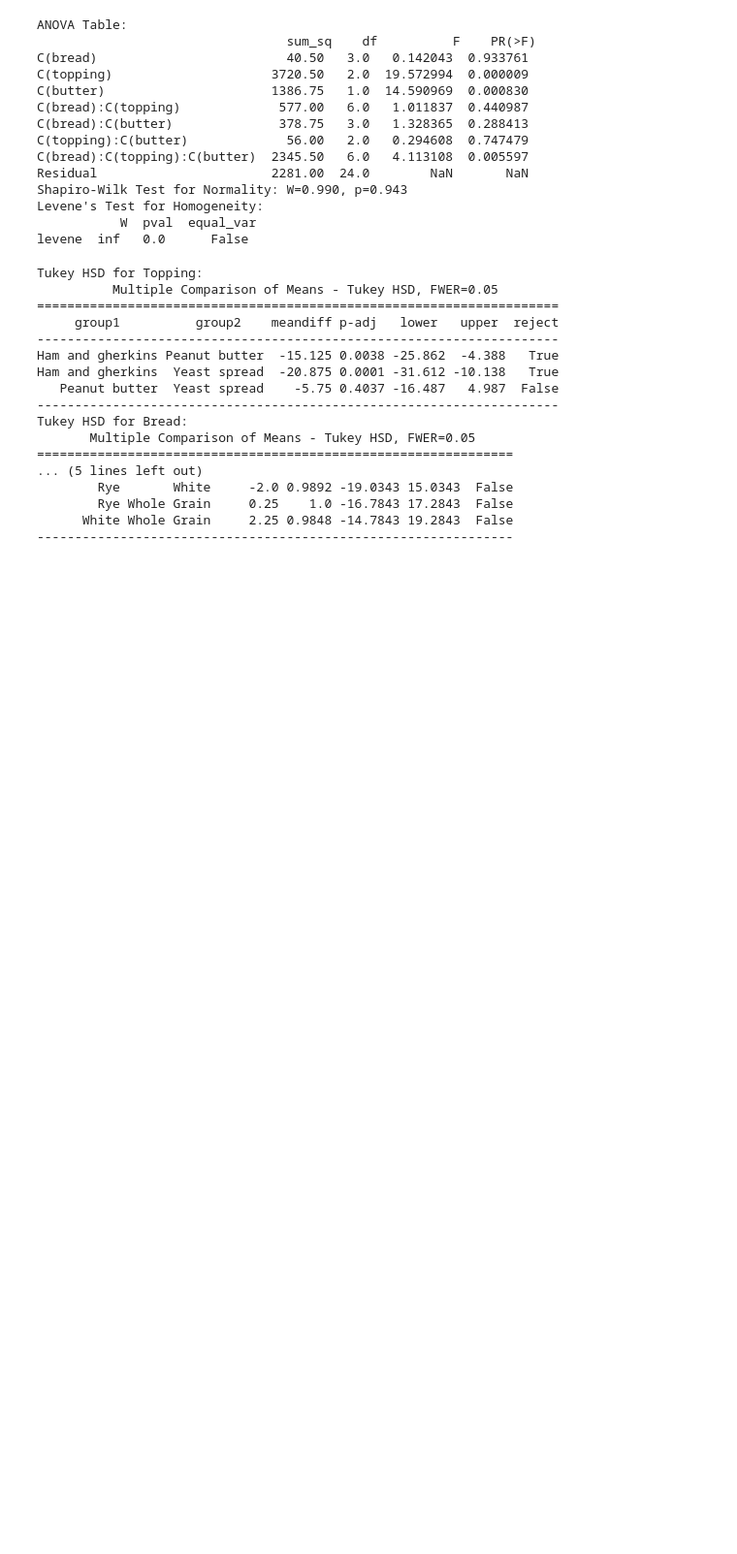
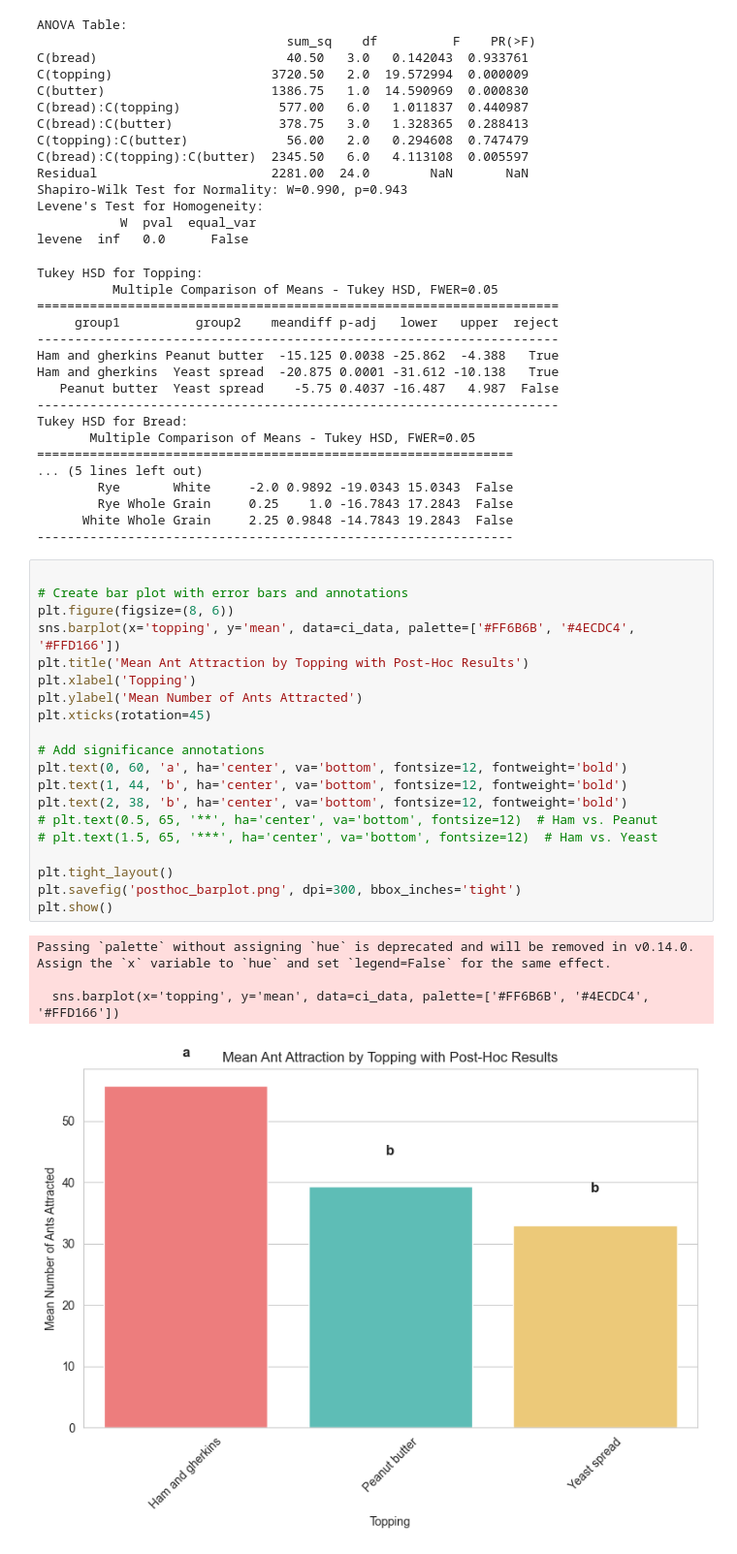
Before and after one commit to Sanchia-7/ant-sandwich-study, a Jupyter notebook: analysis.ipynb, the cells around one changed output. Shown at 97% size. Saved outputs shown, nothing was run; the diff lists cells and outputs as text; blank space fills up the shorter version.

```diff
--- a/analysis.ipynb
+++ b/analysis.ipynb
@@ -160,3 +231,28 @@ Tukey HSD for Bread:
         Rye Whole Grain     0.25    1.0 -16.7843 17.2843  False
       White Whole Grain     2.25 0.9848 -14.7843 19.2843  False
 ---------------------------------------------------------------
+# %%
+
+# Create bar plot with error bars and annotations
+plt.figure(figsize=(8, 6))
+sns.barplot(x='topping', y='mean', data=ci_data, palette=['#FF6B6B', '#4ECDC4', '#FFD166'])
+plt.title('Mean Ant Attraction by Topping with Post-Hoc Results')
+plt.xlabel('Topping')
+plt.ylabel('Mean Number of Ants Attracted')
+plt.xticks(rotation=45)
+
+# Add significance annotations
+plt.text(0, 60, 'a', ha='center', va='bottom', fontsize=12, fontweight='bold')
+plt.text(1, 44, 'b', ha='center', va='bottom', fontsize=12, fontweight='bold')
+plt.text(2, 38, 'b', ha='center', va='bottom', fontsize=12, fontweight='bold')
+# plt.text(0.5, 65, '**', ha='center', va='bottom', fontsize=12)  # Ham vs. Peanut
+# plt.text(1.5, 65, '***', ha='center', va='bottom', fontsize=12)  # Ham vs. Yeast
+
+plt.tight_layout()
+plt.savefig('posthoc_barplot.png', dpi=300, bbox_inches='tight')
+plt.show()
+# %% [output]
+Passing `palette` without assigning `hue` is deprecated and will be removed in v0.14.0. Assign the `x` variable to `hue` and set `legend=False` for the same effect.
+
+  sns.barplot(x='topping', y='mean', data=ci_data, palette=['#FF6B6B', '#4ECDC4', '#FFD166'])
+[figure, added]
```
Also changed, not shown: parts of 4 cells of this notebook, 3 other files.
